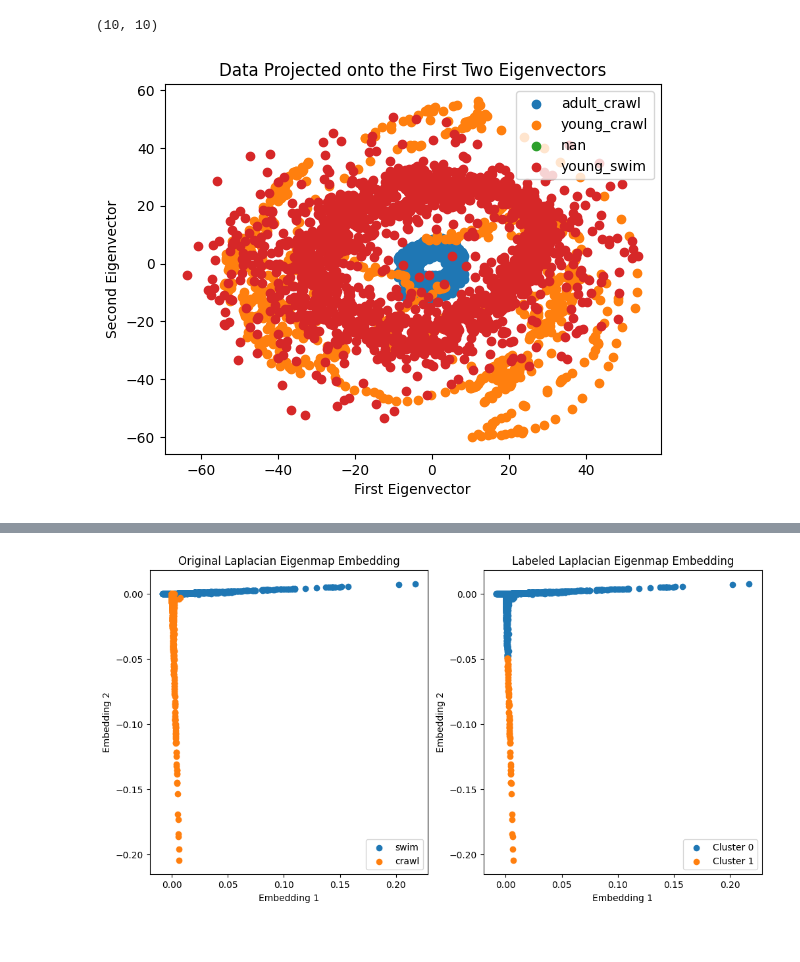
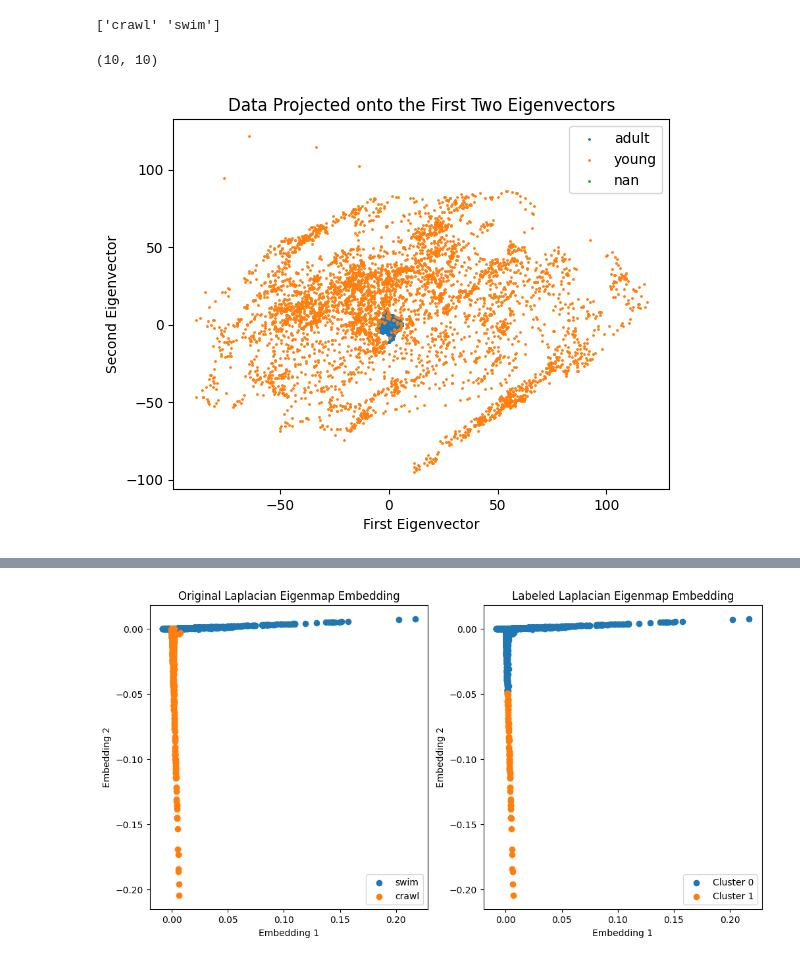
Before and after one commit to Beniasoff/Models, a Jupyter notebook: Final.ipynb, the cells around one changed output, grey strips where cells are left out. Cells and saved outputs as stored; diff of their text form; code cells hidden in the pictures.

```diff
--- a/Final.ipynb
+++ b/Final.ipynb
@@ -27,3 +13,8 @@ See the caveats in the documentation: https://pandas.pydata.org/pandas-docs/stab
+# %%
+age = data['movement'].unique()
+print(age)
+# %% [output]
+['crawl' 'swim']
 # %%
 # Drop non-numerical columns
 df_numeric = data.select_dtypes(include=[np.number])
@@ -49,20 +40,20 @@ eigenvector_2 = eigenvectors[:, 1]
 # Project the data onto the first two eigenvectors
 projected_data = df_numeric.dot(np.array([eigenvector_1, eigenvector_2]).T)
 # %%
-age_types = data['age_type'].unique()
+ages = data['age'].unique()
 
 # Create a scatter plot for each age_type
-for age_type in age_types:
-    mask = data['age_type'] == age_type
-    plt.scatter(projected_data[0][mask], projected_data[1][mask], label=age_type)
+for age in ages:
+    mask = data['age'] == age
+    plt.scatter(projected_data[0][mask], projected_data[1][mask], label=age,s=1)
 
 plt.xlabel('First Eigenvector')
 plt.ylabel('Second Eigenvector')
 plt.title('Data Projected onto the First Two Eigenvectors')
 plt.legend()  # Add a legend
 plt.show()
 # %% [output]
-[figure, old version]
+[figure, new version]
 # %%
 from sklearn.manifold import TSNE
 
```
Also changed, not shown: parts of 4 cells of this notebook, 1 other file.
